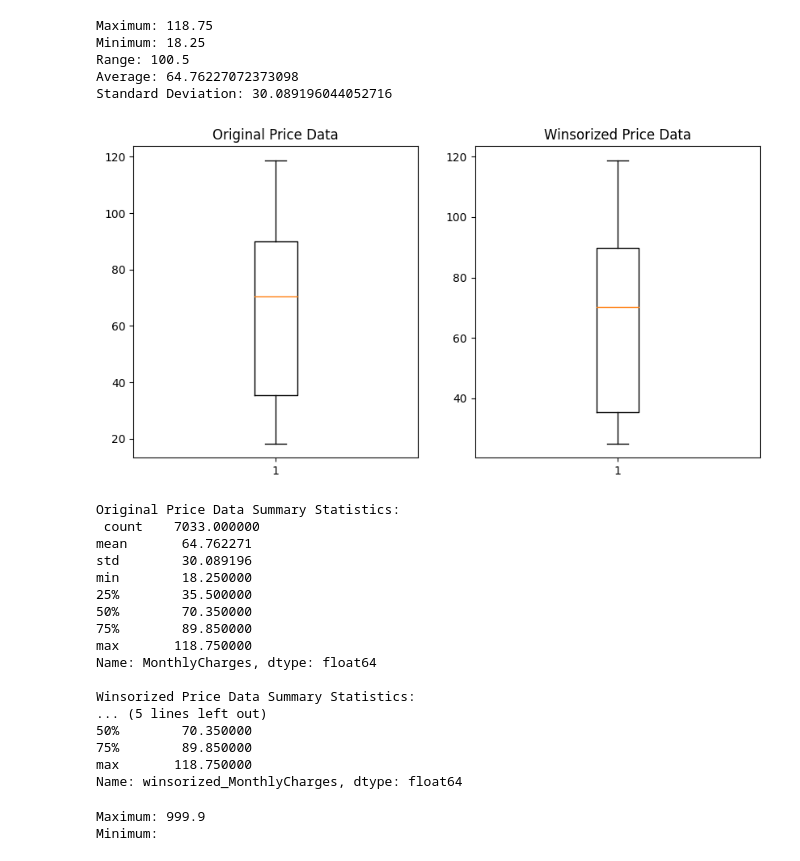
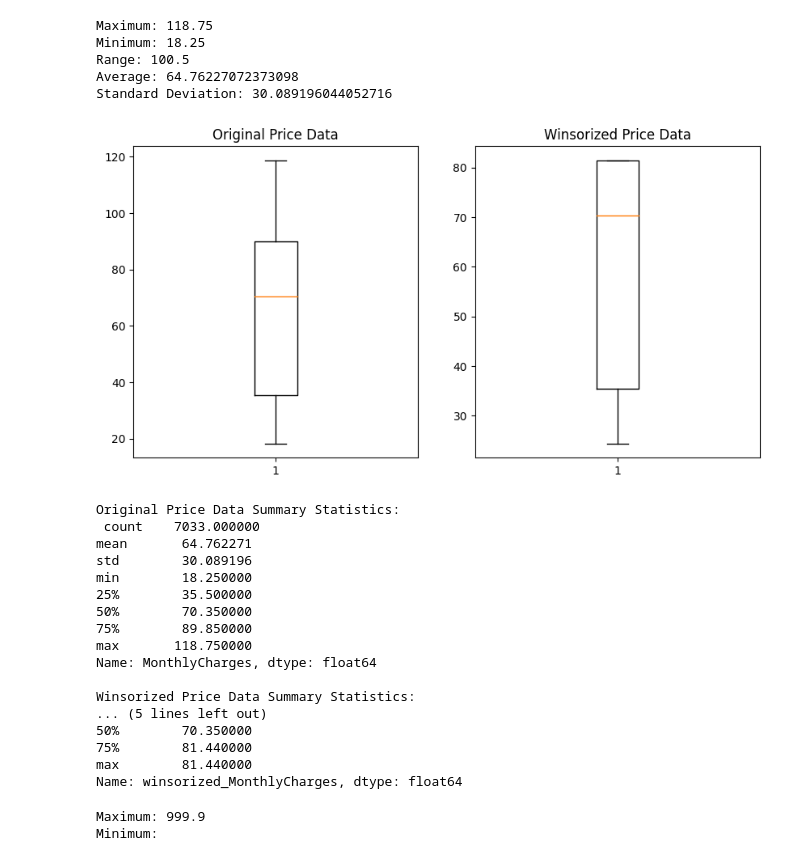
Before and after one commit to Isabellarasku/Verizon-2, a Jupyter notebook: Verizon#2.ipynb, the cells around one changed output. Drawn from its saved outputs; the diff is of its cells as text; code cells hidden in the pictures.

```diff
--- a/Verizon#2.ipynb
+++ b/Verizon#2.ipynb
@@ -316,34 +316,34 @@ Average: 64.76227072373098
 Standard Deviation: 30.089196044052716
 # %%
 # Winzorizing Monthly Charges between 15 and 100
-lower_percentile = 20
-upper_percentile = 100
+lower_percentile = 18
+upper_percentile = 65
 
 # Calculating the threshold values
 lower_threshold = np.percentile(df['MonthlyCharges'], lower_percentile)
 upper_threshold = np.percentile(df['MonthlyCharges'], upper_percentile)
 
 # Winsorizing the data
 df['winsorized_MonthlyCharges'] = np.clip(df['MonthlyCharges'], lower_threshold, upper_threshold)
 
 # Comparing summary statistics
 original_stats_MC = df['MonthlyCharges'].describe()
 winsorized_stats_MC = df['winsorized_MonthlyCharges'].describe()
 
 # Creating box plots
 plt.figure(figsize=(10, 5))
 plt.subplot(1, 2, 1)
 plt.boxplot(df['MonthlyCharges'])
 plt.title('Original Price Data')
 plt.subplot(1, 2, 2)
 plt.boxplot(df['winsorized_MonthlyCharges'])
 plt.title('Winsorized Price Data')
 plt.show()
 
 print("Original Price Data Summary Statistics:\n", original_stats_MC)
 print("\nWinsorized Price Data Summary Statistics:\n", winsorized_stats_MC)
 # %% [output]
-[figure, old version]
+[figure, new version]
 Original Price Data Summary Statistics:
  count    7033.000000
 mean       64.762271
@@ -358,8 +358,8 @@ Name: MonthlyCharges, dtype: float64
 Winsorized Price Data Summary Statistics:
 ... (5 lines left out)
 50%        70.350000
-75%        89.850000
-max       118.750000
+75%        81.440000
+max        81.440000
 Name: winsorized_MonthlyCharges, dtype: float64
 # %%
 # Statistics on Total Charges (Had to comment out some of the code because of errors)
```
Also changed, not shown: parts of 6 cells of this notebook.
